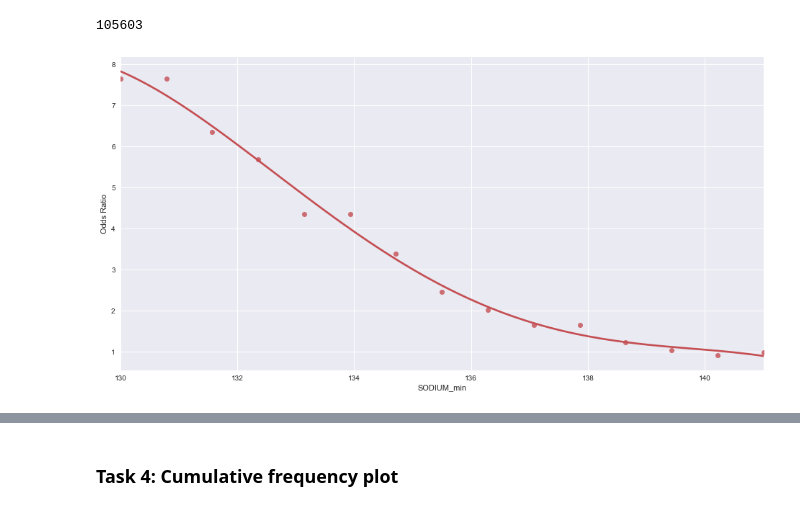
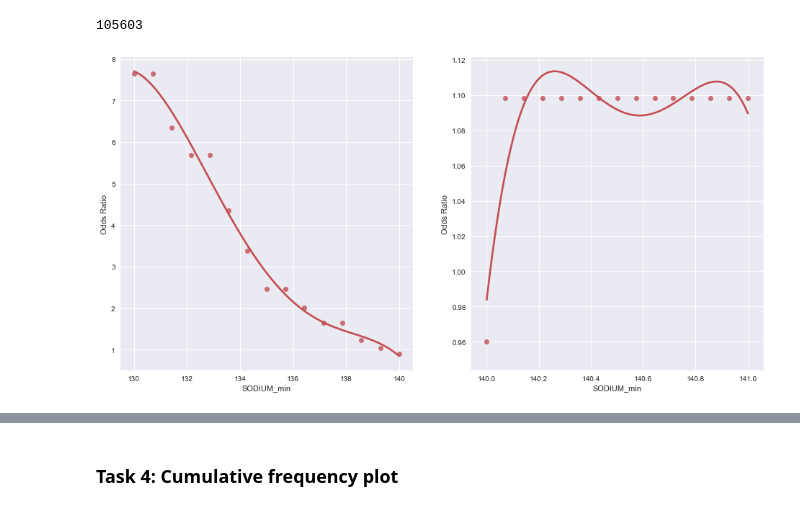
Before and after one commit to DuHao10086/ICPLM2017, a Jupyter notebook: Experiment.ipynb, the cells around one changed output, grey strips where cells are left out. Drawn from its saved outputs; the diff is of its cells as text; code cells hidden in the pictures.

```diff
--- a/Experiment.ipynb
+++ b/Experiment.ipynb
@@ -164,38 +172,71 @@ print(len(teenagers))
 105603
 # %%
 for lab in lab_minmax:
-    fig, ax = plt.subplots()
+    fig, (ax1, ax2) = plt.subplots(1, 2)
     tenth, nintieth = np.percentile(data[lab].dropna(), [5, 95])
 
-    x = np.linspace(tenth, nintieth, num=15)
-    y = []
+    for i, ax in enumerate((ax1, ax2)):
+        if i==0:
+            x = np.linspace(tenth, 140.0, num=15)
+            y = []
+            for _x in x:
 
-    for _x in x:
+                crit_a = [i and j for i, j in zip(data['included'], data[lab].map(lambda x: ~np.isnan(x) and x <= _x))]
+                a = data.loc[crit_a, 'Research.ID'].unique()
+                a = float(len(a))
 
-        crit_a = [i and j for i, j in zip(data['included'], data[lab].map(lambda x: ~np.isnan(x) and x <= _x))]
-        a = data.loc[crit_a, 'Research.ID'].unique()
-        a = float(len(a))
+                crit_b = [i and j and z for i, j, z in zip(~data['included'], data['age'] < 18.0, data[lab].map(lambda x: ~np.isnan(x) and x <= _x))]
+                b = data.loc[crit_b, 'Research.ID'].unique()
+                b = float(len(b))
 
-        crit_b = [i and j and z for i, j, z in zip(~data['included'], data['age'] < 18.0, data[lab].map(lambda x: ~np.isnan(x) and x <= _x))]
-        b = data.loc[crit_b, 'Research.ID'].unique()
-        b = float(len(b))
+                crit_c = [i and j for i, j in zip(data['included'], data[lab].map(lambda x: ~np.isnan(x) and x > _x))]
+                c = data.loc[crit_c, 'Research.ID'].unique()
+                c = float(len(c))
 
-        crit_c = [i and j for i, j in zip(data['included'], data[lab].map(lambda x: ~np.isnan(x) and x > _x))]
-        c = data.loc[crit_c, 'Research.ID'].unique()
-        c = float(len(c))
+                crit_d = [i and j and z for i, j, z in zip(~data['included'], data['age'] < 18.0, data[lab].map(lambda x: ~np.isnan(x) and x > _x))]
+                d = data.loc[crit_d, 'Research.ID'].unique()
+                d = float(len(d))
 
-        crit_d = [i and j and z for i, j, z in zip(~data['included'], data['age'] < 18.0, data[lab].map(lambda x: ~np.isnan(x) and x > _x))]
-        d = data.loc[crit_d, 'Research.ID'].unique()
-        d = float(len(d))
-        #print(a,b,c,d)
-        y.append(a * d / (b * c))
-    x, y = pd.Series(x[:], name=""), pd.Series(y[:], name="")
-    ax = sns.regplot(x=x, y=y,
-                      scatter_kws={"s": 50},
-                      color='r',
-                      order=4, ci=None, truncate=True)
-    ax.set_xbound(lower=tenth, upper=nintieth)
-    ax.set_xlabel(lab)
-    ax.set_ylabel("Odds Ratio")
+                y.append(a * d / (b * c))
+            x, y = pd.Series(x[:], name=""), pd.Series(y[:], name="")
+            sns.regplot(x=x, y=y,
+                        scatter_kws={"s": 50},
+                        color='r',
+                        ax=ax,
+                        order=4, ci=None, truncate=True)
+            #ax.set_xbound(lower=tenth, upper=nintieth)
+            ax.set_xlabel(lab)
+            ax.set_ylabel("Odds Ratio")
+        else:
+            x = np.linspace(140.0, nintieth, num=15)
+            y = []
+            for _x in x:
+
+                crit_a = [i and j for i, j in zip(data['included'], data[lab].map(lambda x: ~np.isnan(x) and x >= _x))]
+                a = data.loc[crit_a, 'Research.ID'].unique()
+                a = float(len(a))
+
+                crit_b = [i and j and z for i, j, z in zip(~data['included'], data['age'] < 18.0, data[lab].map(lambda x: ~np.isnan(x) and x >= _x))]
+                b = data.loc[crit_b, 'Research.ID'].unique()
+                b = float(len(b))
+
+                crit_c = [i and j for i, j in zip(data['included'], data[lab].map(lambda x: ~np.isnan(x) and x < _x))]
+                c = data.loc[crit_c, 'Research.ID'].unique()
+                c = float(len(c))
+
+                crit_d = [i and j and z for i, j, z in zip(~data['included'], data['age'] < 18.0, data[lab].map(lambda x: ~np.isnan(x) and x < _x))]
+                d = data.loc[crit_d, 'Research.ID'].unique()
+                d = float(len(d))
+
+                y.append(a * d / (b * c))
+            x, y = pd.Series(x[:], name=""), pd.Series(y[:], name="")
+            sns.regplot(x=x, y=y,
+                        scatter_kws={"s": 50},
+                        color='r',
+                        ax=ax,
+                        order=4, ci=None, truncate=True)
+            #ax.set_xbound(lower=tenth, upper=nintieth)
+            ax.set_xlabel(lab)
+            ax.set_ylabel("Odds Ratio")
 # %% [output]
-[figure, old version]
+[figure, new version]
```
Also changed, not shown: parts of 3 cells of this notebook.
